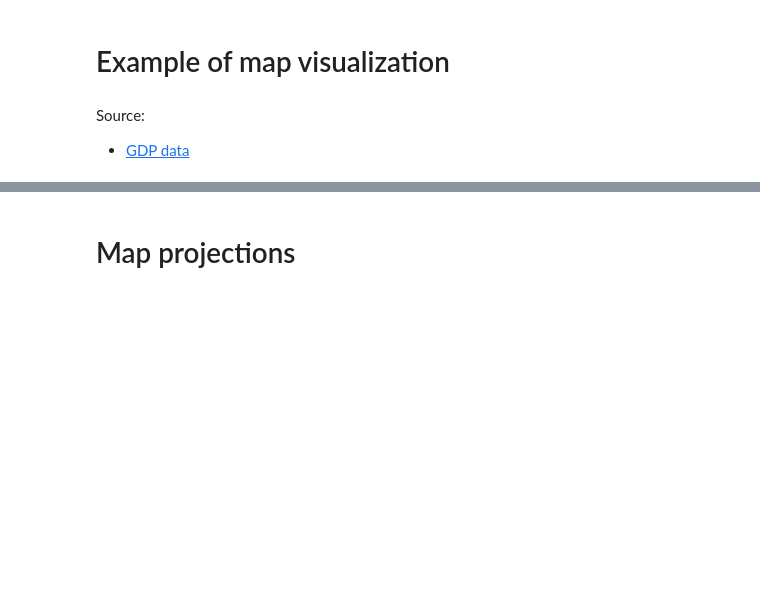
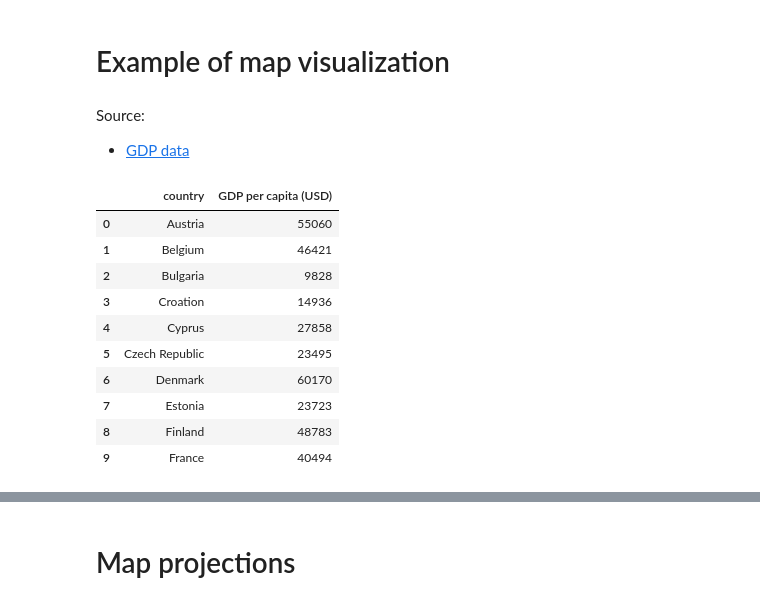
Before and after one commit to OgrodowskiJedrzej/Intro-To-Data-Science-Notebooks, a Jupyter notebook: Data Visualization/Geospatial/Geospatial_2.ipynb, the cells around one changed output, grey strips where cells are left out. Cells and saved outputs as stored; diff of their text form; code cells hidden in the pictures; blank space fills up the shorter version.

```diff
--- a/Data Visualization/Geospatial/Geospatial_2.ipynb
+++ b/Data Visualization/Geospatial/Geospatial_2.ipynb
@@ -17,4 +17,20 @@ warnings.filterwarnings("ignore")
 # %% [markdown]
 Source:
 - <a href="https://en.wikipedia.org/wiki/List_of_sovereign_states_in_Europe_by_GDP_(nominal)_per_capita">GDP data</a>
+# %%
+data = pd.read_csv("../data/eu_gdp_per_capita_by_country_2019.csv")
+data.rename(columns={"gdp_per_capita (USD)": "GDP per capita (USD)"}, inplace=True)
+data.head(10)
+# %% [output]
+|  | country | GDP per capita (USD) |
+| 0 | Austria | 55060 |
+| 1 | Belgium | 46421 |
+| 2 | Bulgaria | 9828 |
+| 3 | Croation | 14936 |
+| 4 | Cyprus | 27858 |
+| 5 | Czech Republic | 23495 |
+| 6 | Denmark | 60170 |
+| 7 | Estonia | 23723 |
+| 8 | Finland | 48783 |
+| 9 | France | 40494 |
 # %%
```
Also changed, not shown: parts of 7 cells of this notebook, 4 other files.
